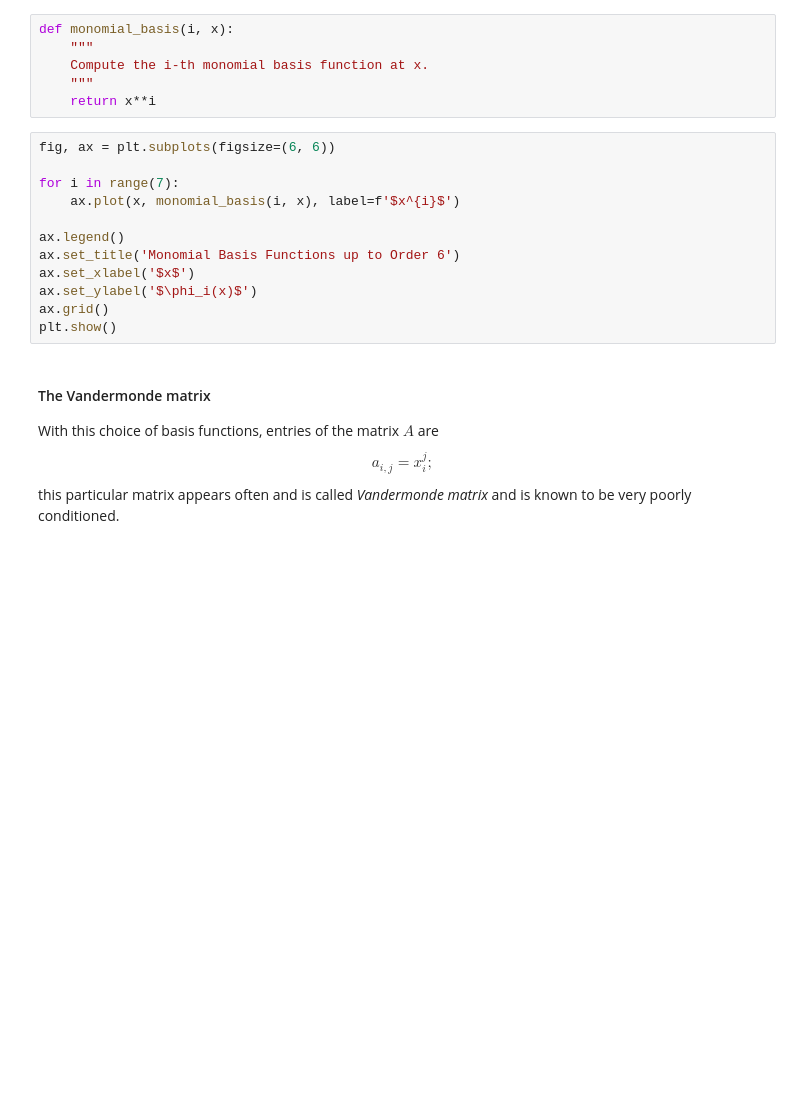
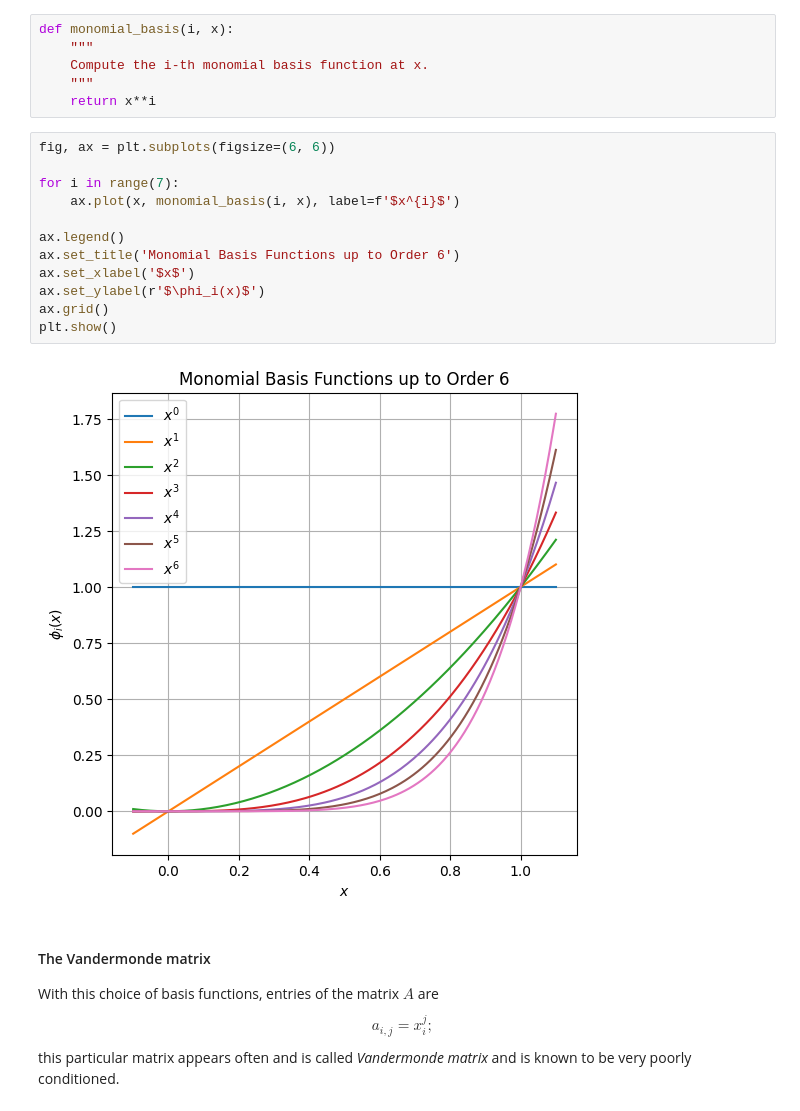
Before and after one commit to GioZd/numerical_analysis_2025-2026, a Jupyter notebook: exercise_sessions/Interpolation_techniques.ipynb, the cells around one changed output. Drawn from its saved outputs; the diff is of its cells as text; blank space fills up the shorter version.

```diff
--- a/exercise_sessions/Interpolation_techniques.ipynb
+++ b/exercise_sessions/Interpolation_techniques.ipynb
@@ -71,15 +74,17 @@ def monomial_basis(i, x):
 # %%
 fig, ax = plt.subplots(figsize=(6, 6))
 
 for i in range(7):
 	ax.plot(x, monomial_basis(i, x), label=f'$x^{i}$')
 
 ax.legend()
 ax.set_title('Monomial Basis Functions up to Order 6')
 ax.set_xlabel('$x$')
-ax.set_ylabel('$\phi_i(x)$')
+ax.set_ylabel(r'$\phi_i(x)$')
 ax.grid()
 plt.show()
+# %% [output]
+[figure, added]
 # %% [markdown]
 #### The Vandermonde matrix
 With this choice of basis functions, entries of the matrix $A$ are
```
Also changed, not shown: parts of 24 cells of this notebook.
